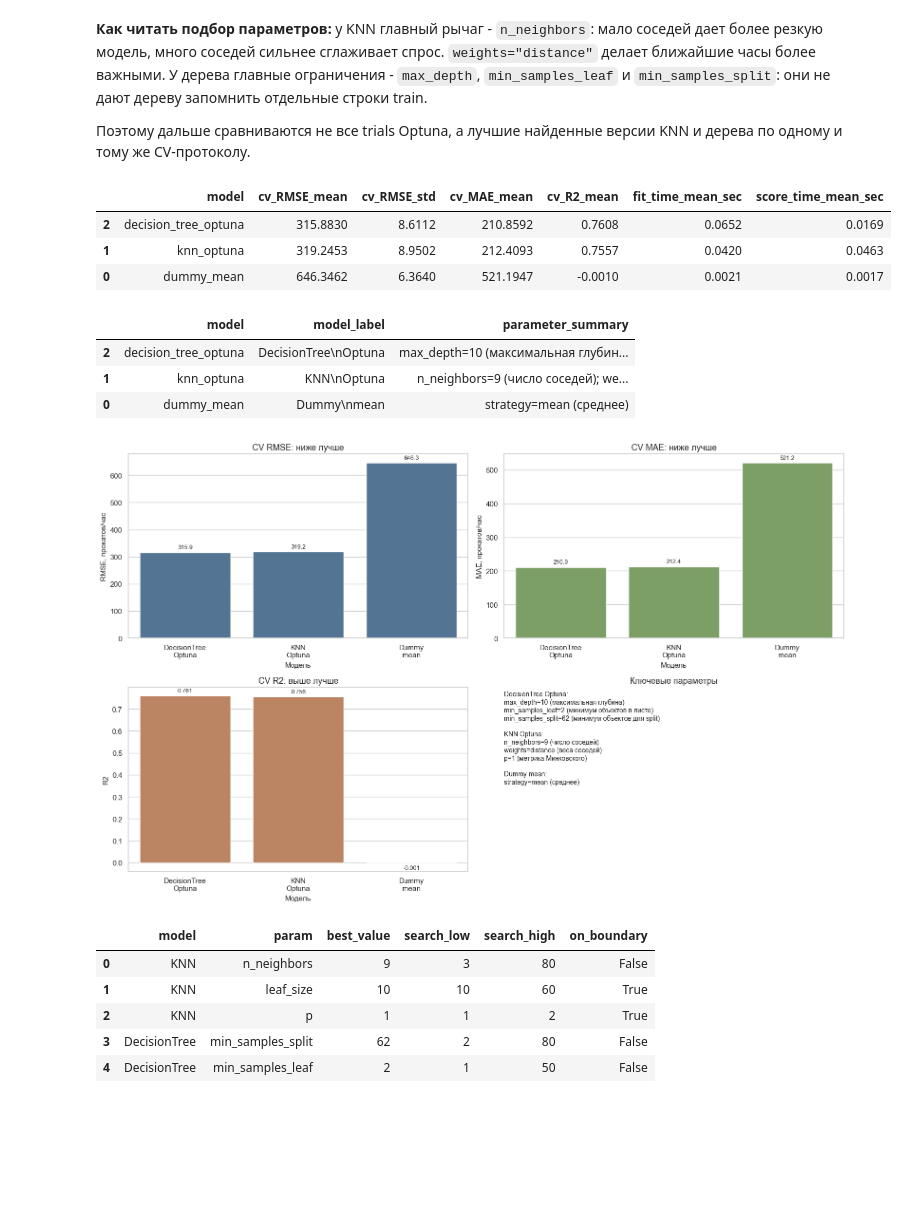
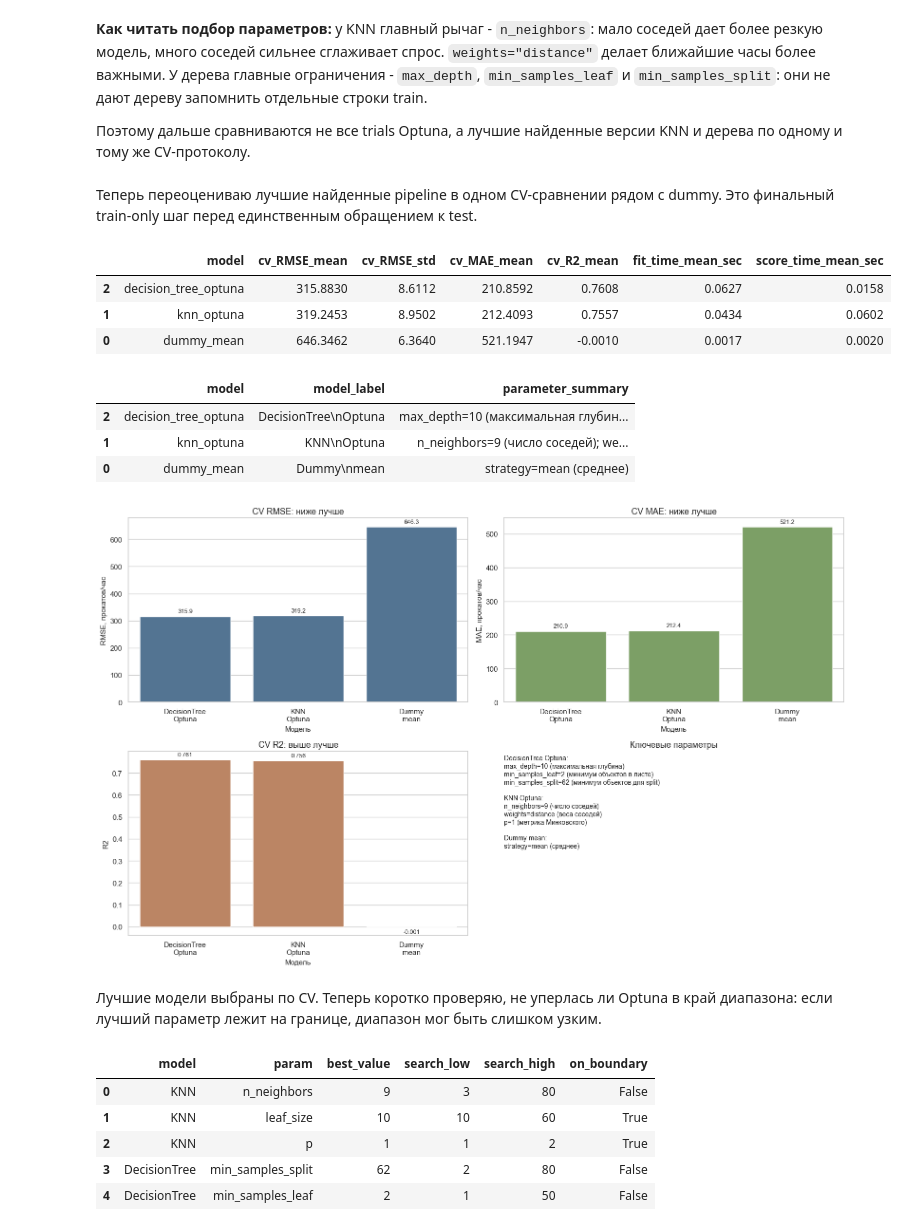
Before and after one commit to neiro/ds_sonv, a Jupyter notebook: ml-env/work.ipynb, the cells around one changed output. Cells and saved outputs as stored; diff of their text form; code cells hidden in the pictures; blank space fills up the shorter version.

```diff
--- a/ml-env/work.ipynb
+++ b/ml-env/work.ipynb
@@ -1147,7 +1591,11 @@ SCORING = {
 }
 
 
-def summarize_cv_scores(model_name: str, scores: dict[str, np.ndarray], params: dict[str, Any] | None = None) -> dict[str, Any]:
+def summarize_cv_scores(
+    model_name: str,
+    scores: dict[str, np.ndarray],
+    params: dict[str, Any] | None = None,
+) -> dict[str, Any]:
     return {
         "model": model_name,
         "cv_RMSE_mean": -float(scores["test_rmse"].mean()),
@@ -1160,7 +1608,11 @@ def summarize_cv_scores(model_name: str, scores: dict[str, np.ndarray], params:
     }
 
 
-def cross_validate_pipeline(model_name: str, pipeline: Pipeline, params: dict[str, Any] | None = None) -> dict[str, Any]:
+def cross_validate_pipeline(
+    model_name: str,
+    pipeline: Pipeline,
+    params: dict[str, Any] | None = None,
+) -> dict[str, Any]:
     scores = cross_validate(
         pipeline,
         X_train,
@@ -1277,15 +1749,35 @@ display(study_summary)
 **Как читать подбор параметров:** у KNN главный рычаг - `n_neighbors`: мало соседей дает более резкую модель, много соседей сильнее сглаживает спрос. `weights="distance"` делает ближайшие часы более важными. У дерева главные ограничения - `max_depth`, `min_samples_leaf` и `min_samples_split`: они не дают дереву запомнить отдельные строки train.
 
 Поэтому дальше сравниваются не все trials Optuna, а лучшие найденные версии KNN и дерева по одному и тому же CV-протоколу.
+# %% [markdown]
+Теперь переоцениваю лучшие найденные pipeline в одном CV-сравнении рядом с dummy. Это финальный train-only шаг перед единственным обращением к test.
 # %%
-knn_best_pipeline = make_model_pipeline(KNeighborsRegressor(**knn_study.best_params), scale_numeric=True)
+knn_best_pipeline = make_model_pipeline(
+    KNeighborsRegressor(**knn_study.best_params),
+    scale_numeric=True,
+)
 tree_best_params = dict(tree_study.best_params)
 tree_best_params["random_state"] = RANDOM_STATE
-tree_best_pipeline = make_model_pipeline(DecisionTreeRegressor(**tree_best_params), scale_numeric=False)
+tree_best_pipeline = make_model_pipeline(
+    DecisionTreeRegressor(**tree_best_params),
+    scale_numeric=False,
+)
 
 cv_results = [dummy_cv_result]
-cv_results.append(cross_validate_pipeline("knn_optuna", knn_best_pipeline, params=knn_study.best_params))
-cv_results.append(cross_validate_pipeline("decision_tree_optuna", tree_best_pipeline, params=tree_best_params))
+cv_results.append(
+    cross_validate_pipeline(
+        "knn_optuna",
+        knn_best_pipeline,
+        params=knn_study.best_params,
+    )
+)
+cv_results.append(
+    cross_validate_pipeline(
+        "decision_tree_optuna",
+        tree_best_pipeline,
+        params=tree_best_params,
+    )
+)
 
 cv_comparison = pd.DataFrame(cv_results).sort_values("cv_RMSE_mean")
 display(cv_comparison.drop(columns="params"))
@@ -1296,7 +1788,9 @@ model_display_names = {
     "knn_optuna": "KNN\nOptuna",
     "decision_tree_optuna": "DecisionTree\nOptuna",
 }
-plot_df["model_label"] = plot_df["model"].map(model_display_names).fillna(plot_df["model"])
+plot_df["model_label"] = (
+    plot_df["model"].map(model_display_names).fillna(plot_df["model"])
+)
 plot_df["parameter_summary"] = [
     short_params_for_plot(model, params).replace("\n", "; ")
     for model, params in zip(plot_df["model"], plot_df["params"])
@@ -1305,54 +1799,74 @@ display(plot_df[["model", "model_label", "parameter_summary"]])
 
 fig, axes = plt.subplots(2, 2, figsize=(16, 10))
 axes = axes.ravel()
-sns.barplot(data=plot_df, x="model_label", y="cv_RMSE_mean", ax=axes[0], color="#49759c")
+sns.barplot(
+    data=plot_df,
+    x="model_label",
+    y="cv_RMSE_mean",
+    ax=axes[0],
+    color="#49759c",
+)
 axes[0].set_title("CV RMSE: ниже лучше")
 axes[0].set_xlabel("Модель")
 axes[0].set_ylabel("RMSE, прокатов/час")
 axes[0].tick_params(axis="x", rotation=0)
 add_bar_labels(axes[0], "%.1f")
 
-sns.barplot(data=plot_df, x="model_label", y="cv_MAE_mean", ax=axes[1], color="#7aa95c")
+sns.barplot(
+    data=plot_df,
+    x="model_label",
+    y="cv_MAE_mean",
+    ax=axes[1],
+    color="#7aa95c",
+)
 axes[1].set_title("CV MAE: ниже лучше")
 axes[1].set_xlabel("Модель")
 axes[1].set_ylabel("MAE, прокатов/час")
 axes[1].tick_params(axis="x", rotation=0)
 add_bar_labels(axes[1], "%.1f")
 
-sns.barplot(data=plot_df, x="model_label", y="cv_R2_mean", ax=axes[2], color="#c98256")
+sns.barplot(
+    data=plot_df,
+    x="model_label",
+    y="cv_R2_mean",
+    ax=axes[2],
+    color="#c98256",
+)
 axes[2].set_title("CV R2: выше лучше")
 axes[2].set_xlabel("Модель")
 axes[2].set_ylabel("R2")
 axes[2].tick_params(axis="x", rotation=0)
 add_bar_labels(axes[2], "%.3f")
 
 axes[3].axis("off")
 axes[3].set_title("Ключевые параметры")
 parameter_blocks = []
 for row in plot_df.itertuples(index=False):
     model_label = row.model_label.replace("\n", " ")
     parameter_summary = row.parameter_summary.replace("; ", "\n")
     parameter_blocks.append(f"{model_label}:\n{parameter_summary}")
 parameter_text = "\n\n".join(parameter_blocks)
 axes[3].text(
     0.0,
     0.98,
     parameter_text,
     va="top",
     ha="left",
     fontsize=10,
     linespacing=1.25,
 )
 plt.tight_layout()
 plt.show()
 # %% [output]
 |  | model | cv_RMSE_mean | cv_RMSE_std | cv_MAE_mean | cv_R2_mean | fit_time_mean_sec | score_time_mean_sec |
-| 2 | decision_tree_optuna | 315.8830 | 8.6112 | 210.8592 | 0.7608 | 0.0652 | 0.0169 |
-| 1 | knn_optuna | 319.2453 | 8.9502 | 212.4093 | 0.7557 | 0.0420 | 0.0463 |
-| 0 | dummy_mean | 646.3462 | 6.3640 | 521.1947 | -0.0010 | 0.0021 | 0.0017 |
+| 2 | decision_tree_optuna | 315.8830 | 8.6112 | 210.8592 | 0.7608 | 0.0627 | 0.0158 |
+| 1 | knn_optuna | 319.2453 | 8.9502 | 212.4093 | 0.7557 | 0.0434 | 0.0602 |
+| 0 | dummy_mean | 646.3462 | 6.3640 | 521.1947 | -0.0010 | 0.0017 | 0.0020 |
 |  | model | model_label | parameter_summary |
 | 2 | decision_tree_optuna | DecisionTree\nOptuna | max_depth=10 (максимальная глубин... |
 | 1 | knn_optuna | KNN\nOptuna | n_neighbors=9 (число соседей); we... |
 | 0 | dummy_mean | Dummy\nmean | strategy=mean (среднее) |
 [figure]
+# %% [markdown]
+Лучшие модели выбраны по CV. Теперь коротко проверяю, не уперлась ли Optuna в край диапазона: если лучший параметр лежит на границе, диапазон мог быть слишком узким.
 # %%
```
Also changed, not shown: parts of 47 cells of this notebook, 3 other files.
